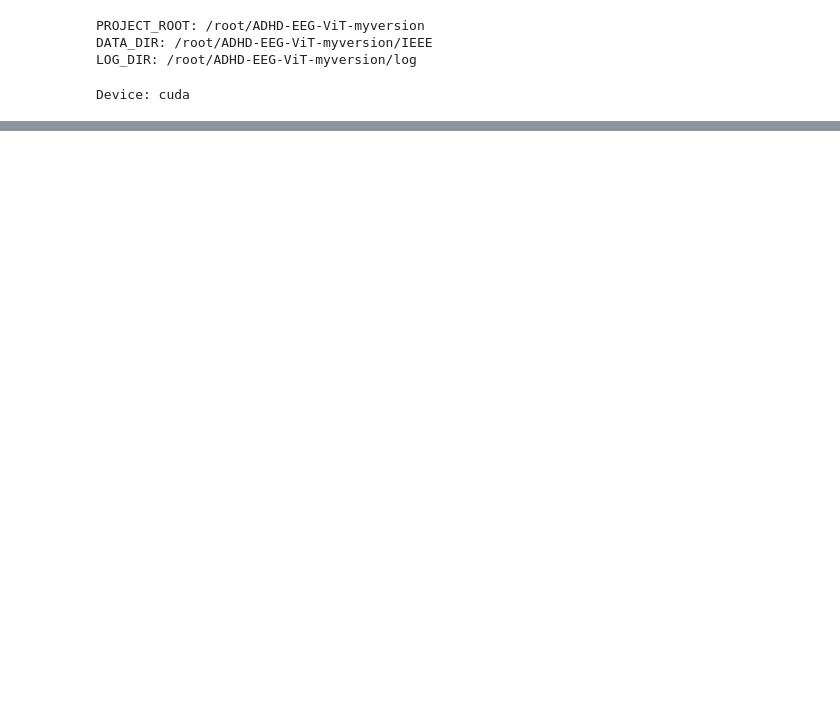
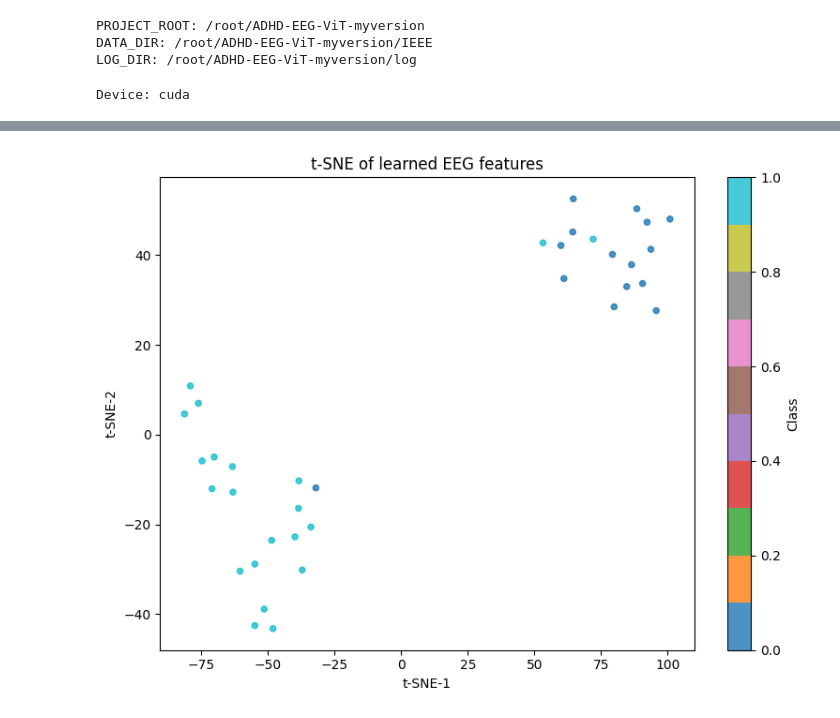
Before and after one commit to zzq666-maker/ADHD-EEG-ViT-myversion, a Jupyter notebook: notebook/ieee_transformer.ipynb, the cells around one changed output, grey strips where cells are left out. Cells and saved outputs as stored; diff of their text form; code cells hidden in the pictures; blank space fills up the shorter version.

```diff
--- a/notebook/ieee_transformer.ipynb
+++ b/notebook/ieee_transformer.ipynb
@@ -292,0 +372,94 @@ AUC: 0.533
+# %%
+# 3.9===== t-SNE on learned features =====
+# 放在“Cell 7（test_dataloader + evaluate）”后面即可
+# 作用：提取 ViTransformer -> Transformer.fc[1] 的特征，并做 2D t-SNE 可视化
+
+import numpy as np
+import torch
+import matplotlib.pyplot as plt
+
+from sklearn.manifold import TSNE
+from sklearn.preprocessing import StandardScaler
+
+model.eval()
+model.to(device)
+
+all_features = []
+all_labels = []
+_cached_feats = []
+
+def _feat_hook(module, inputs, output):
+    # output shape: [B, fc_hidden_dim]
+    _cached_feats.append(output.detach().cpu())
+
+# hook 到 Transformer 分类头第一层 Linear
+# transformer.py 里 self.fc = [Flatten, Linear, ReLU, Dropout, Linear]
+hook_handle = model.transformer.fc[1].register_forward_hook(_feat_hook)
+
+with torch.no_grad():
+    for batch in test_dataloader:
+        # 兼容几种 batch 格式
+        if isinstance(batch, (list, tuple)) and len(batch) == 2 and torch.is_tensor(batch[0]):
+            x, y = batch
+        elif isinstance(batch, dict):
+            x, y = batch["data"], batch["label"]
+        elif isinstance(batch, list) and len(batch) > 0 and isinstance(batch[0], dict):
+            x = torch.stack([b["data"] for b in batch], dim=0)
+            y = torch.tensor([b["label"] for b in batch])
+        else:
+            raise TypeError(f"Unrecognized batch structure: {type(batch)}")
+
+        x = x.to(device)
+
+        # 前向传播，触发 hook
+        _ = model(x)
+
+        # 取出当前 batch 的特征
+        feat = _cached_feats.pop(0)   # [B, fc_hidden_dim]
+        all_features.append(feat.numpy())
+        all_labels.append(y.detach().cpu().numpy() if torch.is_tensor(y) else np.array(y))
+
+hook_handle.remove()
+
+features = np.concatenate(all_features, axis=0)
+labels = np.concatenate(all_labels, axis=0)
+
+print("Extracted features shape:", features.shape)
+print("Labels shape:", labels.shape)
+
+# 可选：先标准化，再做 t-SNE
+features_std = StandardScaler().fit_transform(features)
+
+# perplexity 要小于样本数，做个稳妥保护
+n_samples = len(features_std)
+perplexity = min(30, max(5, n_samples // 10))
+if perplexity >= n_samples:
+    perplexity = max(2, n_samples - 1)
+
+tsne = TSNE(
+    n_components=2,
+    perplexity=perplexity,
+    learning_rate="auto",
+    init="pca",
+    random_state=42
+)
+
+features_2d = tsne.fit_transform(features_std)
+
+plt.figure(figsize=(8, 6))
+scatter = plt.scatter(
+    features_2d[:, 0],
+    features_2d[:, 1],
+    c=labels,
+    cmap="tab10",
+    s=20,
+    alpha=0.8
+)
+
+plt.title("t-SNE of learned EEG features")
+plt.xlabel("t-SNE-1")
+plt.ylabel("t-SNE-2")
+plt.colorbar(scatter, label="Class")
+plt.tight_layout()
+plt.show()
+# %% [output]
@@ -293,3 +468,4 @@ AUC: 0.533
+[figure, added]
 # %%
 json_path = join_drive_path("log", f"{config.name}_{config.id}.json")
 log_json(
```
Also changed, not shown: parts of 11 cells of this notebook, 8 other files.
